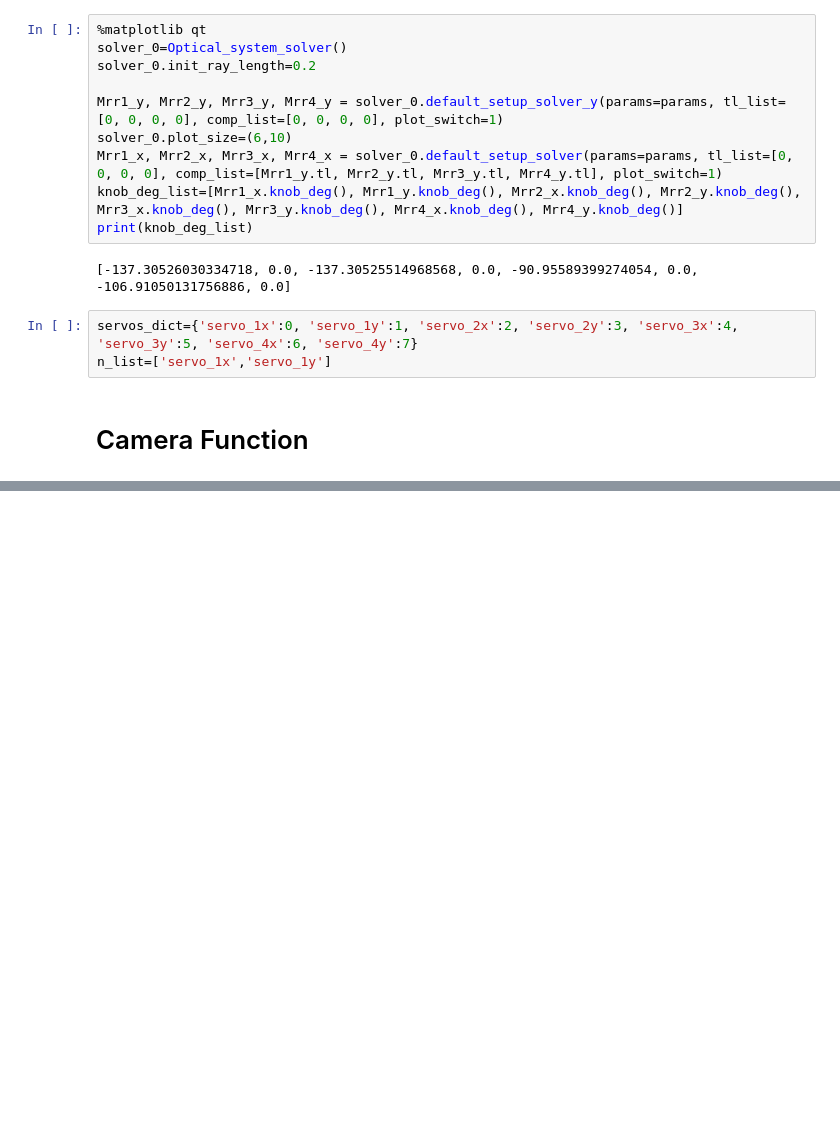
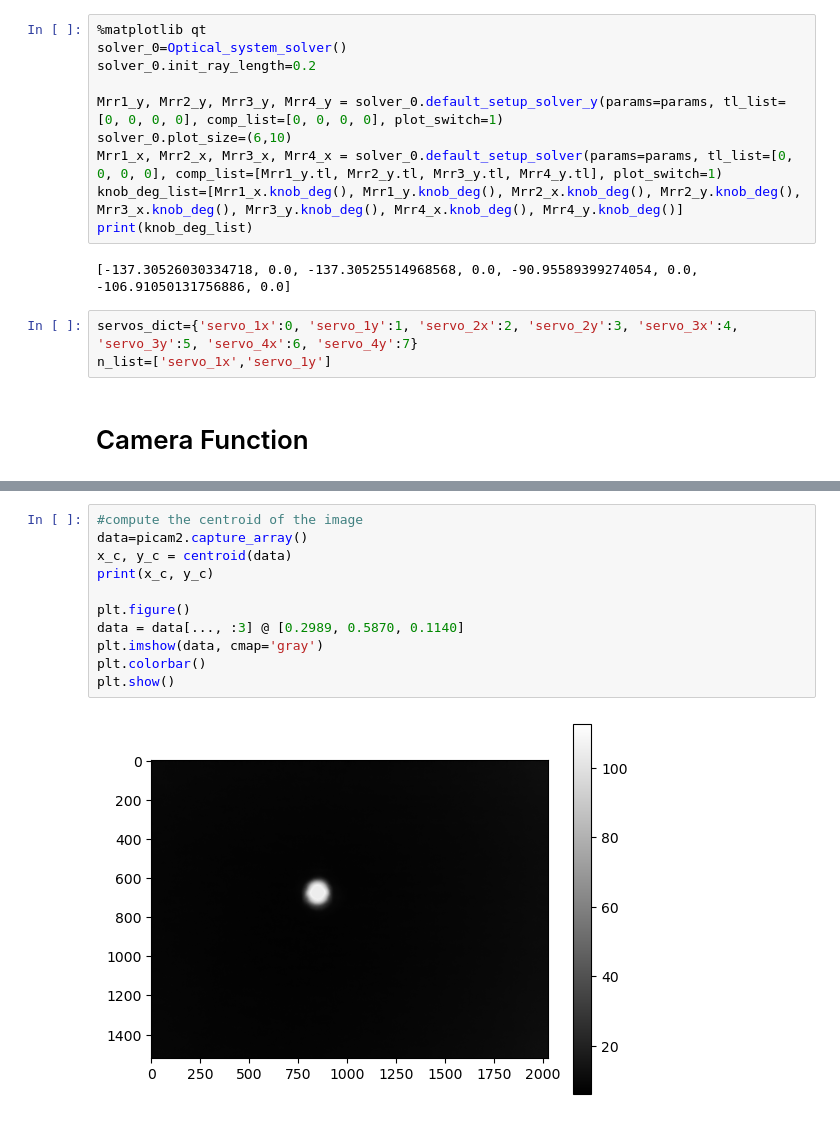
Before and after one commit to Stockholm254/servotest, a Jupyter notebook: src/expctl/servers/servoaligner/test.ipynb, the cells around one changed output, grey strips where cells are left out. Drawn from its saved outputs; the diff is of its cells as text; blank space fills up the shorter version.

```diff
--- a/src/expctl/servers/servoaligner/test.ipynb
+++ b/src/expctl/servers/servoaligner/test.ipynb
@@ -823,0 +1024,13 @@ n_list=['servo_1x','servo_1y']
+# %%
+#compute the centroid of the image
+data=picam2.capture_array()
+x_c, y_c = centroid(data)
+print(x_c, y_c)
+
+plt.figure()
+data = data[..., :3] @ [0.2989, 0.5870, 0.1140]
+plt.imshow(data, cmap='gray')
+plt.colorbar()
+plt.show()
+# %% [output]
+[figure, added]
```
Also changed, not shown: parts of 16 cells of this notebook, 1 other file.
